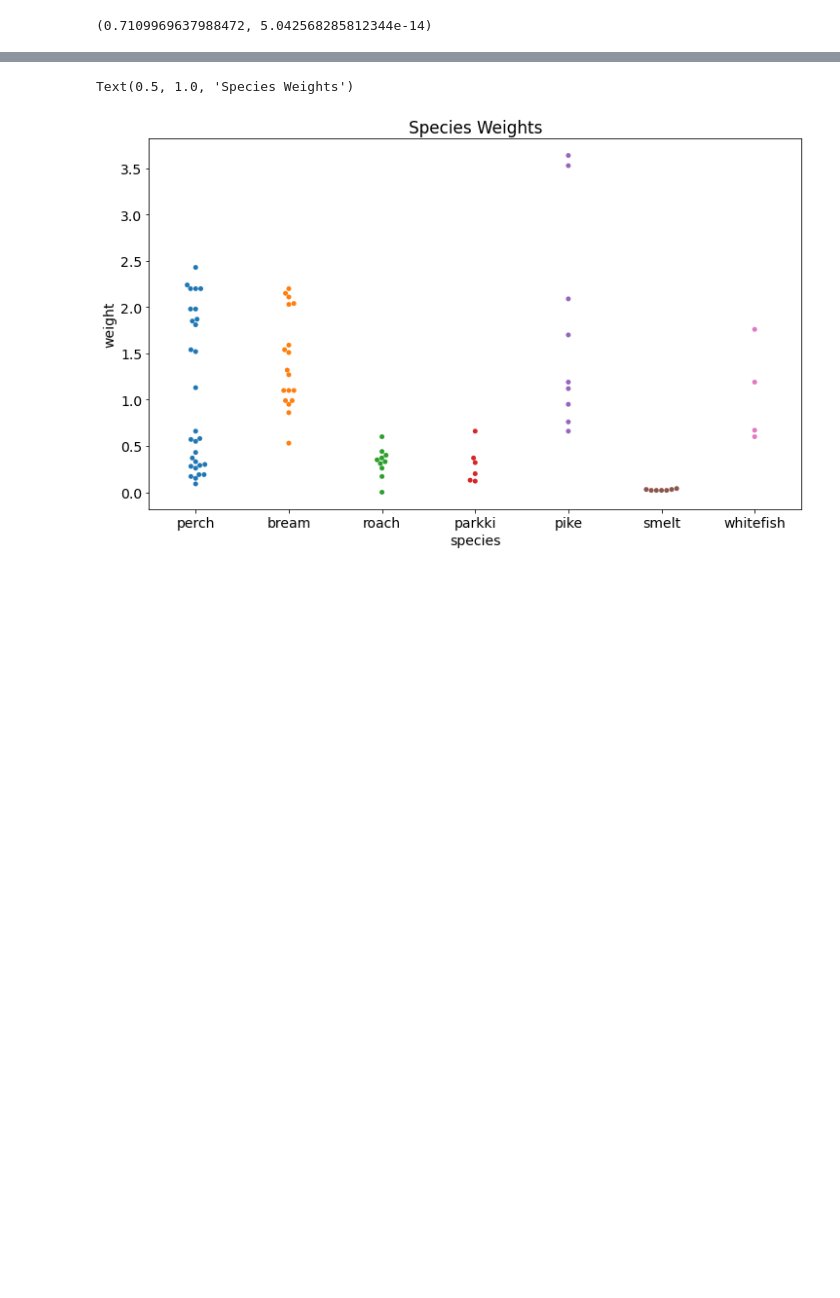
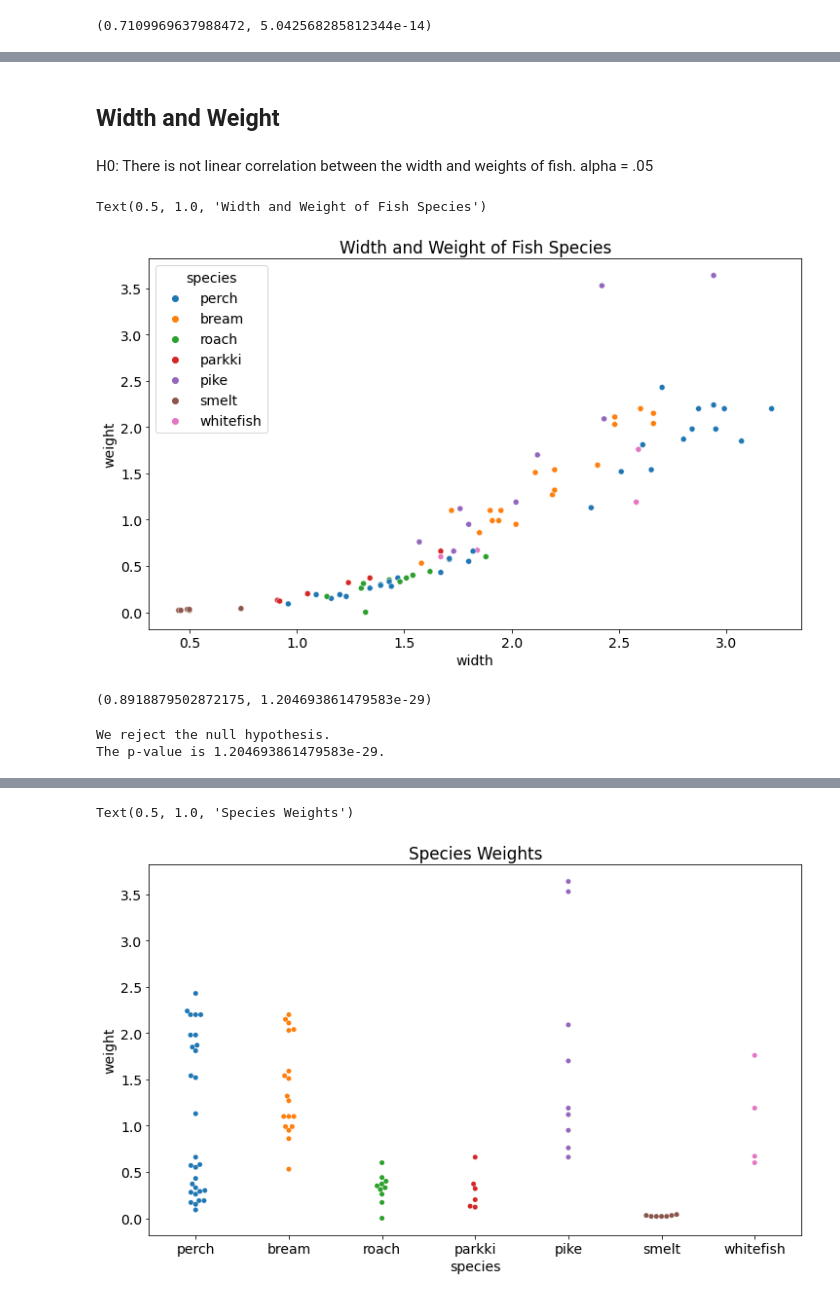
Before and after one commit to george887/estimating_fish_weights, a Jupyter notebook: explore.ipynb, the cells around one changed output, grey strips where cells are left out. Cells and saved outputs as stored; diff of their text form; code cells hidden in the pictures; blank space fills up the shorter version.

```diff
--- a/explore.ipynb
+++ b/explore.ipynb
@@ -104,0 +119,26 @@ P-value 0.0000000000 is less than alpha so we reject the null hypothesis
+# %% [markdown]
+## Width and Weight
+# %% [markdown]
+H0: There is not linear correlation between the width and weights of fish.
+alpha = .05
+# %%
+sns.scatterplot(x='width', y='weight', data=train, hue='species')
+plt.title('Width and Weight of Fish Species')
+# %% [output]
+Text(0.5, 1.0, 'Width and Weight of Fish Species')
+[figure, added]
+# %%
+alpha = .05
+corr, p = stats.pearsonr(train.width, train.weight)
+corr,p
+# %% [output]
+(0.8918879502872175, 1.204693861479583e-29)
+# %%
+if p < alpha:
+    print("We reject the null hypothesis.")
+else:
+    print("We fail to reject the null hypothesis.")
+print(f'The p-value is {p}.')
+# %% [output]
+We reject the null hypothesis.
+The p-value is 1.204693861479583e-29.
```
Also changed, not shown: parts of 15 cells of this notebook, 3 other files.
